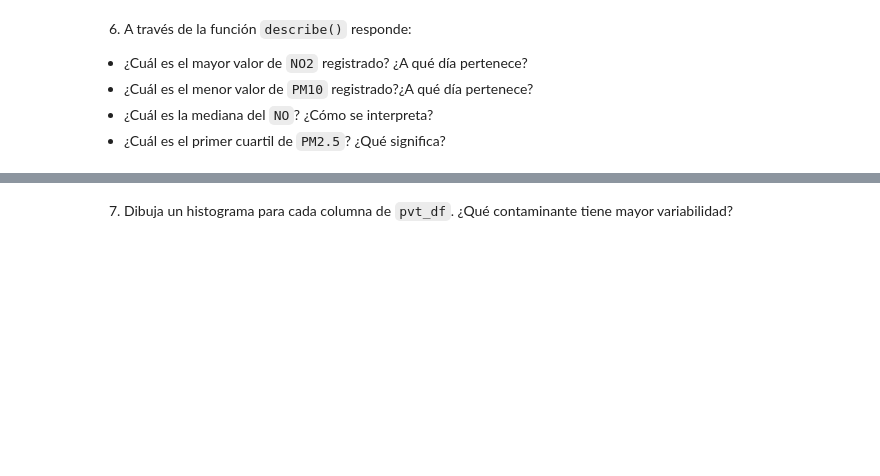
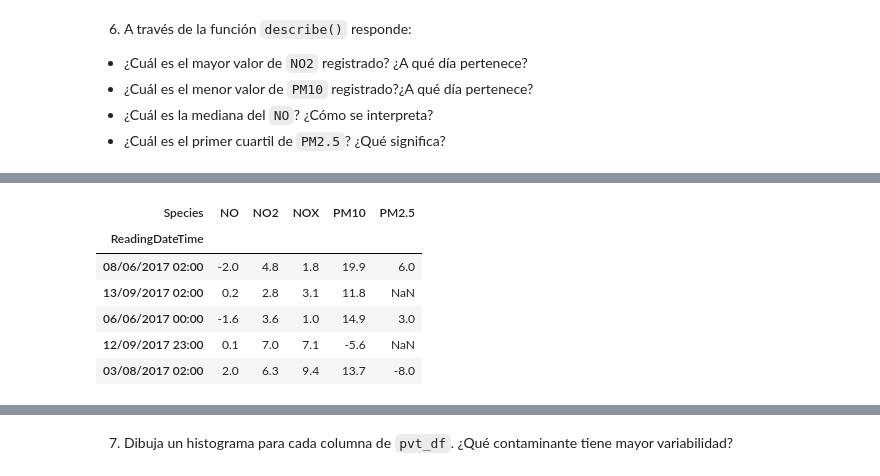
Before and after one commit to Isaac1606/maestria-colabs, a Jupyter notebook: ScienceAndAnalyticsOfData/Activities/Actividad2analisisPandas.ipynb, the cells around one changed output, grey strips where cells are left out. Cells and saved outputs as stored; diff of their text form; code cells hidden in the pictures; blank space fills up the shorter version.

```diff
--- a/ScienceAndAnalyticsOfData/Activities/Actividad2analisisPandas.ipynb
+++ b/ScienceAndAnalyticsOfData/Activities/Actividad2analisisPandas.ipynb
@@ -227,0 +276,11 @@ pvt_df.describe().T
+# %%
+# Check (not essential): This line gets the maximum values for each pollutant and their corresponding dates.
+pvt_df.loc[pvt_df.idxmin()]
+# %% [output]
+| Species | NO | NO2 | NOX | PM10 | PM2.5 |
+| ReadingDateTime |  |  |  |  |  |
+| 08/06/2017 02:00 | -2.0 | 4.8 | 1.8 | 19.9 | 6.0 |
+| 13/09/2017 02:00 | 0.2 | 2.8 | 3.1 | 11.8 | NaN |
+| 06/06/2017 00:00 | -1.6 | 3.6 | 1.0 | 14.9 | 3.0 |
+| 12/09/2017 23:00 | 0.1 | 7.0 | 7.1 | -5.6 | NaN |
+| 03/08/2017 02:00 | 2.0 | 6.3 | 9.4 | 13.7 | -8.0 |
```
Also changed, not shown: parts of 22 cells of this notebook.
